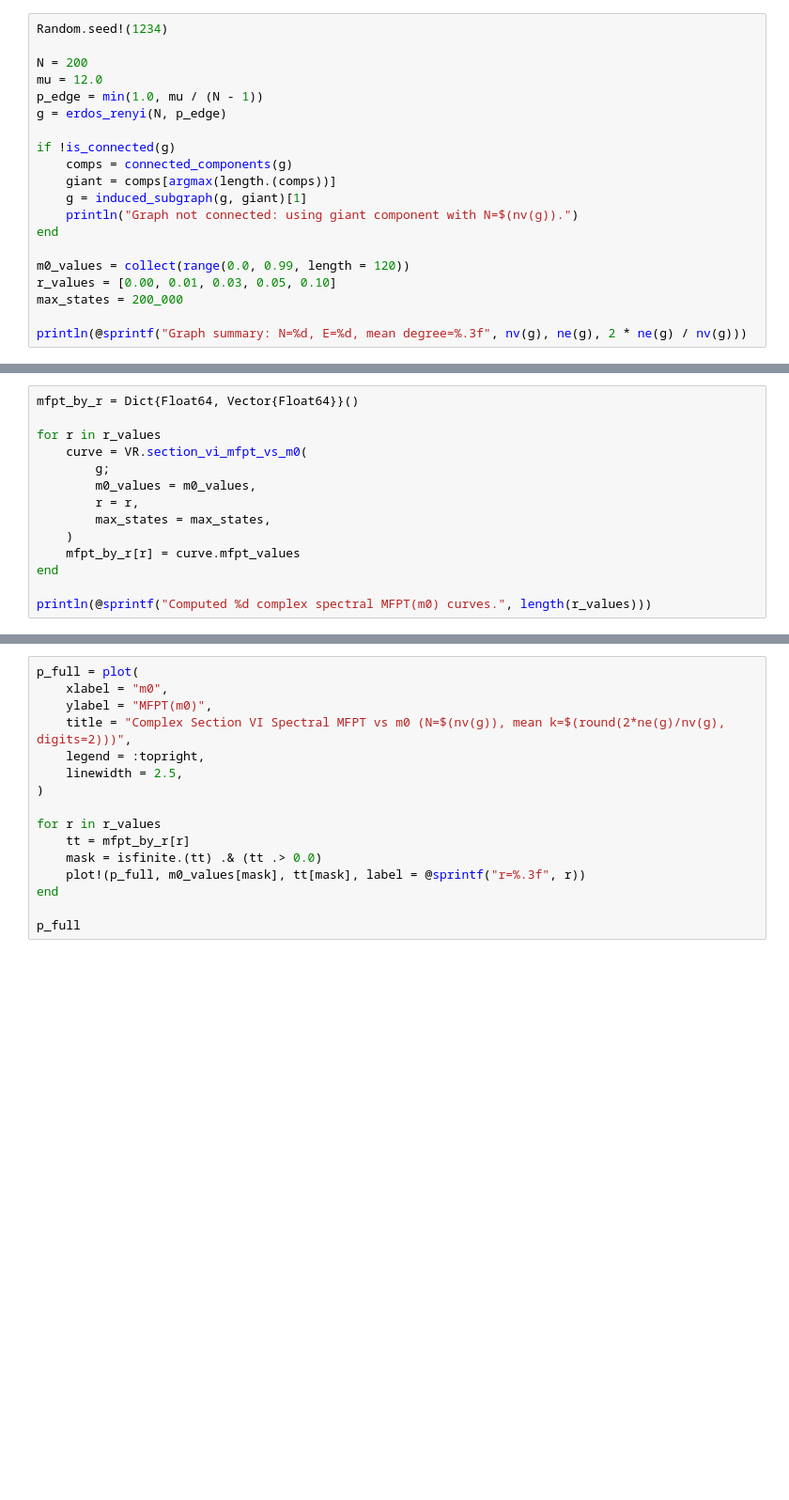
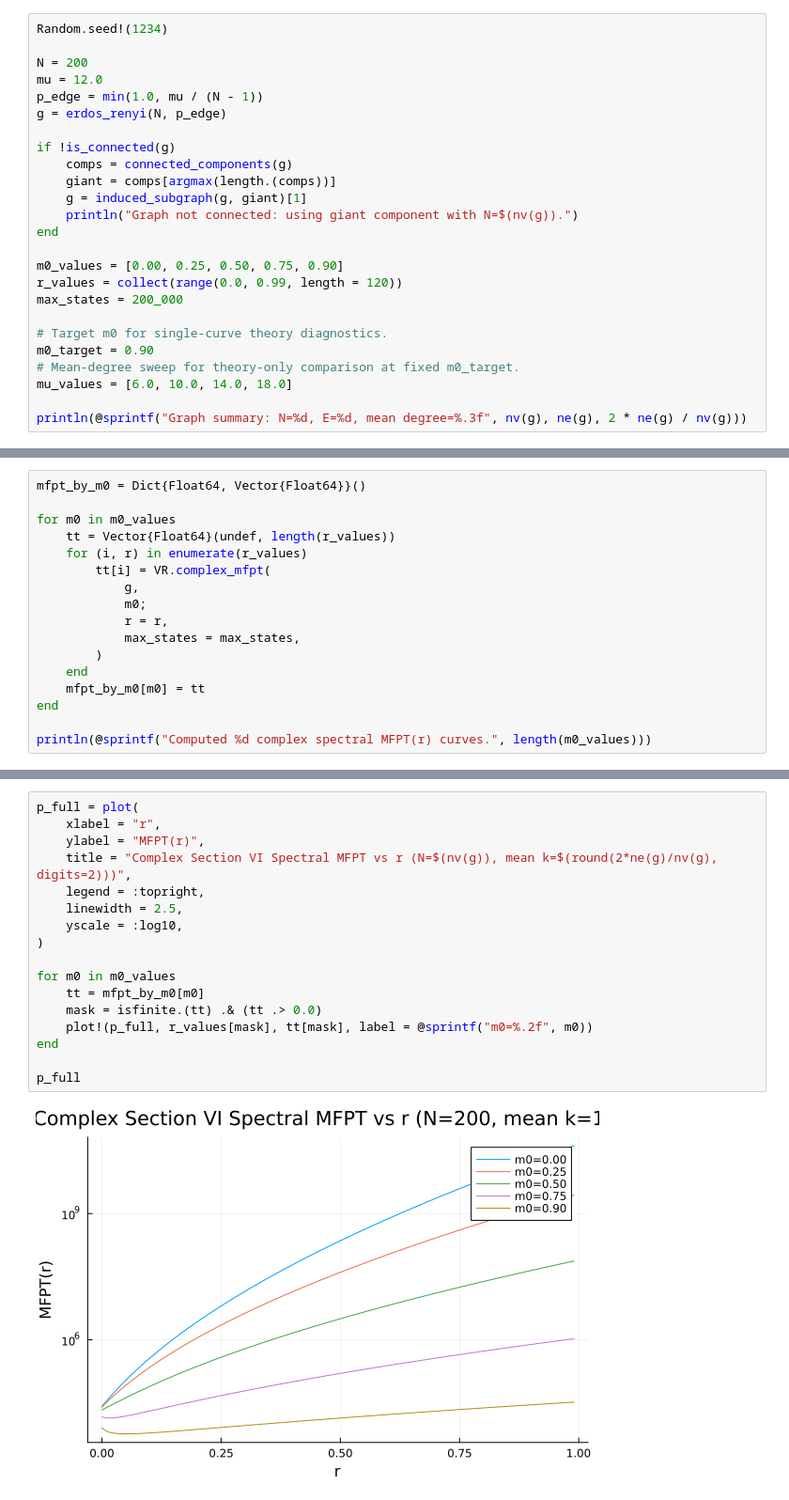
Before and after one commit to GerardArgany/voter-model-stochastic-resetting, a Jupyter notebook: notebooks/complex/mfpt_section_vi_spectral_vs_m0.ipynb, the cells around one changed output, grey strips where cells are left out. Shown at 94% size. Cells and saved outputs as stored; diff of their text form; blank space fills up the shorter version.

```diff
--- a/notebooks/complex/mfpt_section_vi_spectral_vs_m0.ipynb
+++ b/notebooks/complex/mfpt_section_vi_spectral_vs_m0.ipynb
@@ -37,8 +40,13 @@ if !is_connected(g)
     println("Graph not connected: using giant component with N=$(nv(g)).")
 end
 
-m0_values = collect(range(0.0, 0.99, length = 120))
-r_values = [0.00, 0.01, 0.03, 0.05, 0.10]
+m0_values = [0.00, 0.25, 0.50, 0.75, 0.90]
+r_values = collect(range(0.0, 0.99, length = 120))
 max_states = 200_000
 
+# Target m0 for single-curve theory diagnostics.
+m0_target = 0.90
+# Mean-degree sweep for theory-only comparison at fixed m0_target.
+mu_values = [6.0, 10.0, 14.0, 18.0]
+
 println(@sprintf("Graph summary: N=%d, E=%d, mean degree=%.3f", nv(g), ne(g), 2 * ne(g) / nv(g)))
@@ -50,14 +64,17 @@ println(@sprintf("Gap / scale = %.6f", gap_info.ratio_gap_to_asymptotic))
 # %%
-mfpt_by_r = Dict{Float64, Vector{Float64}}()
+mfpt_by_m0 = Dict{Float64, Vector{Float64}}()
 
-for r in r_values
-    curve = VR.section_vi_mfpt_vs_m0(
-        g;
-        m0_values = m0_values,
-        r = r,
-        max_states = max_states,
-    )
-    mfpt_by_r[r] = curve.mfpt_values
+for m0 in m0_values
+    tt = Vector{Float64}(undef, length(r_values))
+    for (i, r) in enumerate(r_values)
+        tt[i] = VR.complex_mfpt(
+            g,
+            m0;
+            r = r,
+            max_states = max_states,
+        )
+    end
+    mfpt_by_m0[m0] = tt
 end
 
-println(@sprintf("Computed %d complex spectral MFPT(m0) curves.", length(r_values)))
+println(@sprintf("Computed %d complex spectral MFPT(r) curves.", length(m0_values)))
@@ -64,17 +83,20 @@ println(@sprintf("Computed %d complex spectral MFPT(m0) curves.", length(r_value
 # %%
 p_full = plot(
-    xlabel = "m0",
-    ylabel = "MFPT(m0)",
-    title = "Complex Section VI Spectral MFPT vs m0 (N=$(nv(g)), mean k=$(round(2*ne(g)/nv(g), digits=2)))",
+    xlabel = "r",
+    ylabel = "MFPT(r)",
+    title = "Complex Section VI Spectral MFPT vs r (N=$(nv(g)), mean k=$(round(2*ne(g)/nv(g), digits=2)))",
     legend = :topright,
     linewidth = 2.5,
+    yscale = :log10,
 )
 
-for r in r_values
-    tt = mfpt_by_r[r]
+for m0 in m0_values
+    tt = mfpt_by_m0[m0]
     mask = isfinite.(tt) .& (tt .> 0.0)
-    plot!(p_full, m0_values[mask], tt[mask], label = @sprintf("r=%.3f", r))
+    plot!(p_full, r_values[mask], tt[mask], label = @sprintf("m0=%.2f", m0))
 end
 
 p_full
+# %% [output]
+[figure, added]
 # %%
```
Also changed, not shown: parts of 6 cells of this notebook, 10 other files.
